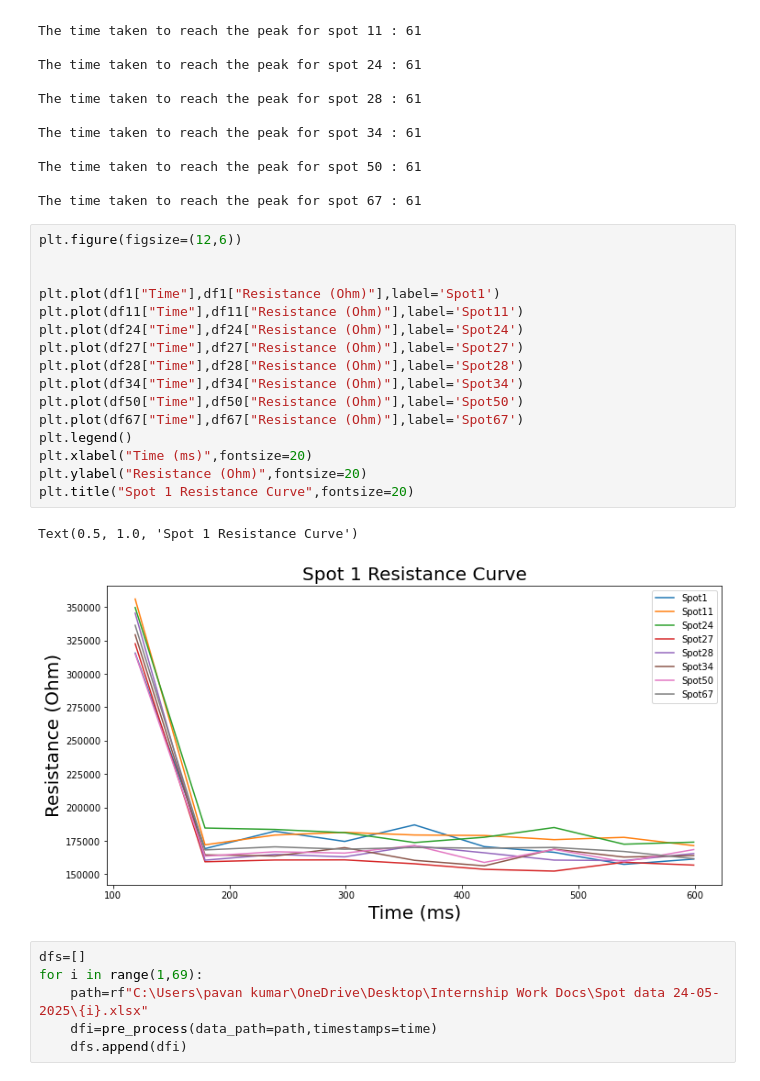
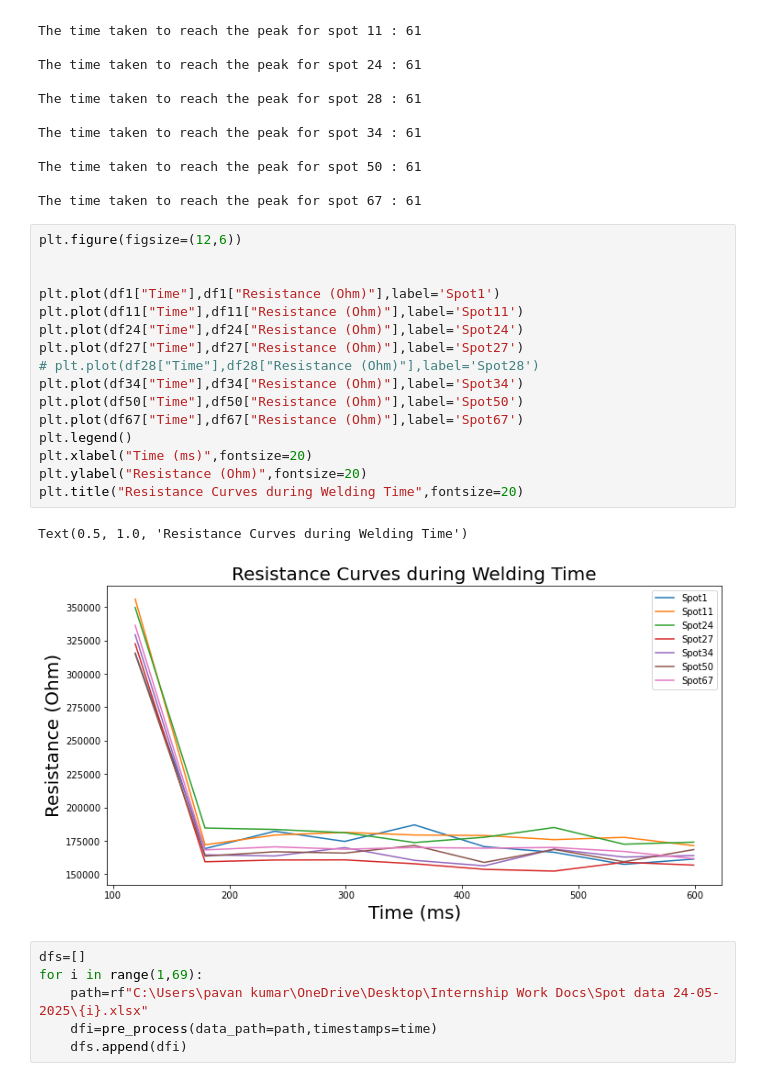
Before and after one commit to Protagonist-8/SpotProject, a Jupyter notebook: spot_eda.ipynb, the cells around one changed output. Cells and saved outputs as stored; diff of their text form.

```diff
--- a/spot_eda.ipynb
+++ b/spot_eda.ipynb
@@ -397,22 +443,22 @@ The time taken to reach the peak for spot 67 : 61
 # %%
 plt.figure(figsize=(12,6))
 
 
 plt.plot(df1["Time"],df1["Resistance (Ohm)"],label='Spot1')
 plt.plot(df11["Time"],df11["Resistance (Ohm)"],label='Spot11')
 plt.plot(df24["Time"],df24["Resistance (Ohm)"],label='Spot24')
 plt.plot(df27["Time"],df27["Resistance (Ohm)"],label='Spot27')
-plt.plot(df28["Time"],df28["Resistance (Ohm)"],label='Spot28')
+# plt.plot(df28["Time"],df28["Resistance (Ohm)"],label='Spot28')
 plt.plot(df34["Time"],df34["Resistance (Ohm)"],label='Spot34')
 plt.plot(df50["Time"],df50["Resistance (Ohm)"],label='Spot50')
 plt.plot(df67["Time"],df67["Resistance (Ohm)"],label='Spot67')
 plt.legend()
 plt.xlabel("Time (ms)",fontsize=20)
 plt.ylabel("Resistance (Ohm)",fontsize=20)
-plt.title("Spot 1 Resistance Curve",fontsize=20)
+plt.title("Resistance Curves during Welding Time",fontsize=20)
 # %% [output]
-Text(0.5, 1.0, 'Spot 1 Resistance Curve')
+Text(0.5, 1.0, 'Resistance Curves during Welding Time')
-[figure, old version]
+[figure, new version]
 # %%
 dfs=[]
 for i in range(1,69):
```
Also changed, not shown: parts of 5 cells of this notebook.
